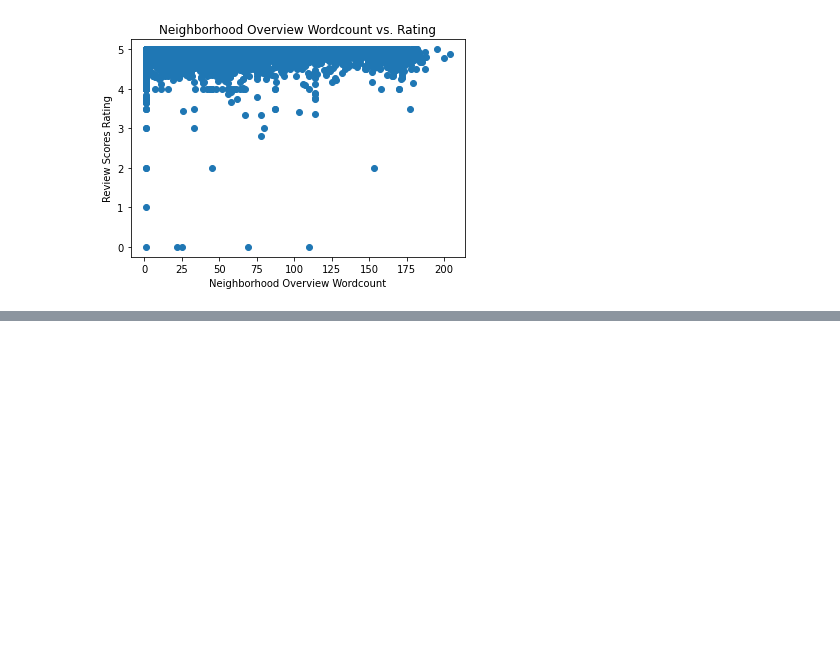
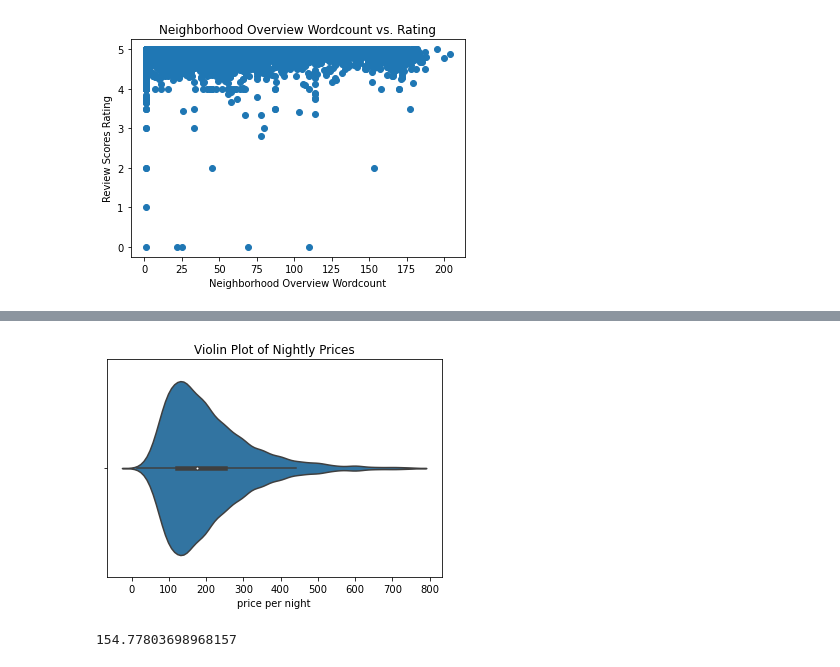
Before and after one commit to sangwooksuh/314proj, a Jupyter notebook: 314proj/Untitled.ipynb, the cells around one changed output, grey strips where cells are left out. Cells and saved outputs as stored; diff of their text form; code cells hidden in the pictures; blank space fills up the shorter version.

```diff
--- a/314proj/Untitled.ipynb
+++ b/314proj/Untitled.ipynb
@@ -625,0 +642,4 @@ Text(0.5, 1.0, 'Price vs. Rating')
+# %%
+prices_violin_plot(df1)
+# %% [output]
+[figure, added]
@@ -625,0 +652,5 @@ Text(0.5, 1.0, 'Price vs. Rating')
+# %%
+model = LinearRegression().fit(df1["num_amenities"].values.reshape(-1,1), df1["price"])
+model.predict([[5]])[0]
+# %% [output]
+154.77803698968157
```
Also changed, not shown: parts of 24 cells of this notebook, 5 other files.
